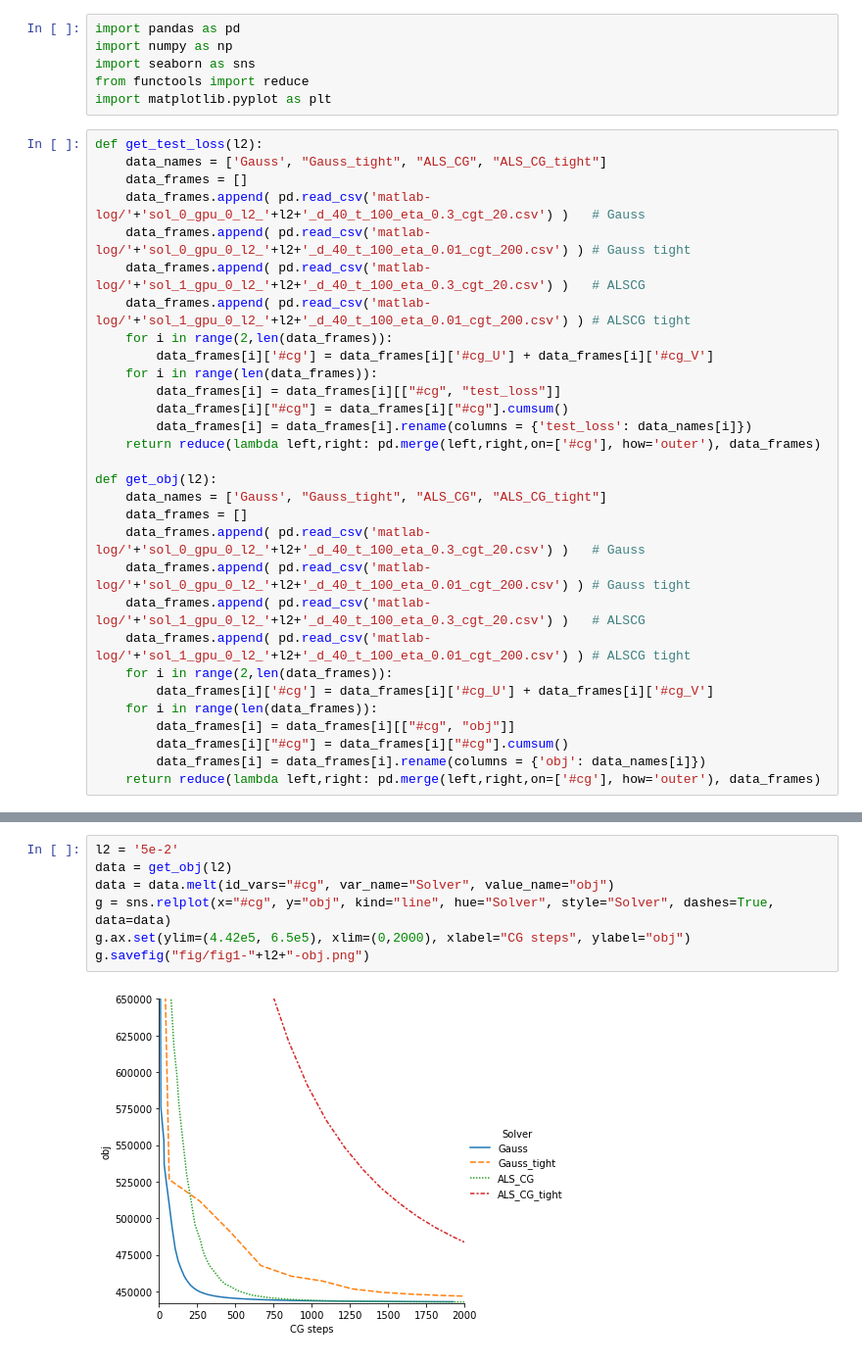
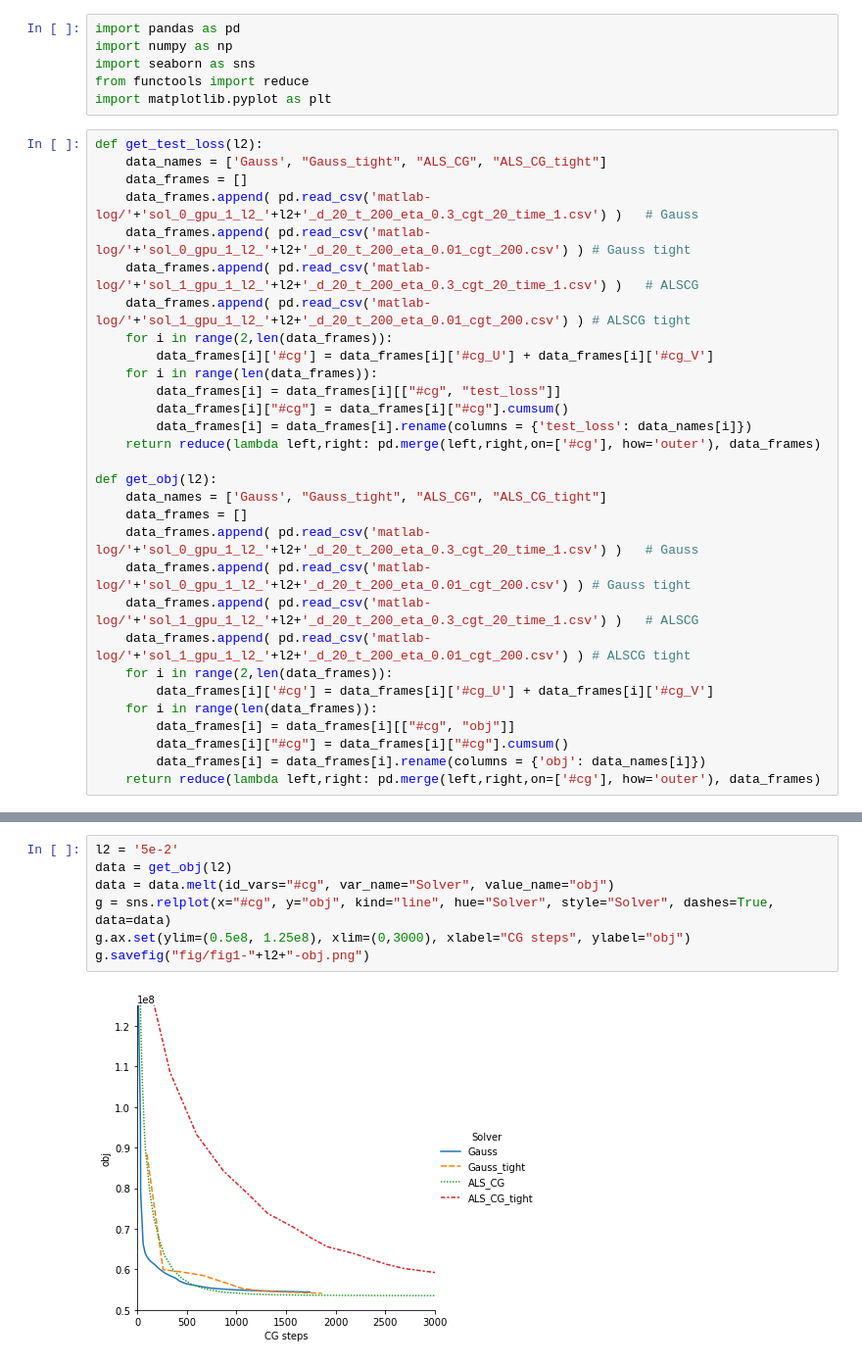
Before and after one commit to jyhsia5174/Gauss-Newton-EXP-Code, a Jupyter notebook: analysis/fig2.ipynb, the cells around one changed output, grey strips where cells are left out. Shown at 98% size. Cells and saved outputs as stored; diff of their text form.

```diff
--- a/analysis/fig2.ipynb
+++ b/analysis/fig2.ipynb
@@ -8,10 +8,10 @@ import matplotlib.pyplot as plt
 def get_test_loss(l2):
     data_names = ['Gauss', "Gauss_tight", "ALS_CG", "ALS_CG_tight"]
     data_frames = []
-    data_frames.append( pd.read_csv('matlab-log/'+'sol_0_gpu_0_l2_'+l2+'_d_40_t_100_eta_0.3_cgt_20.csv') )   # Gauss
-    data_frames.append( pd.read_csv('matlab-log/'+'sol_0_gpu_0_l2_'+l2+'_d_40_t_100_eta_0.01_cgt_200.csv') ) # Gauss tight
-    data_frames.append( pd.read_csv('matlab-log/'+'sol_1_gpu_0_l2_'+l2+'_d_40_t_100_eta_0.3_cgt_20.csv') )   # ALSCG
-    data_frames.append( pd.read_csv('matlab-log/'+'sol_1_gpu_0_l2_'+l2+'_d_40_t_100_eta_0.01_cgt_200.csv') ) # ALSCG tight
+    data_frames.append( pd.read_csv('matlab-log/'+'sol_0_gpu_1_l2_'+l2+'_d_20_t_200_eta_0.3_cgt_20_time_1.csv') )   # Gauss
+    data_frames.append( pd.read_csv('matlab-log/'+'sol_0_gpu_1_l2_'+l2+'_d_20_t_200_eta_0.01_cgt_200.csv') ) # Gauss tight
+    data_frames.append( pd.read_csv('matlab-log/'+'sol_1_gpu_1_l2_'+l2+'_d_20_t_200_eta_0.3_cgt_20_time_1.csv') )   # ALSCG
+    data_frames.append( pd.read_csv('matlab-log/'+'sol_1_gpu_1_l2_'+l2+'_d_20_t_200_eta_0.01_cgt_200.csv') ) # ALSCG tight
     for i in range(2,len(data_frames)):
         data_frames[i]['#cg'] = data_frames[i]['#cg_U'] + data_frames[i]['#cg_V']
     for i in range(len(data_frames)):
@@ -23,10 +23,10 @@ def get_test_loss(l2):
 def get_obj(l2):
     data_names = ['Gauss', "Gauss_tight", "ALS_CG", "ALS_CG_tight"]
     data_frames = []
-    data_frames.append( pd.read_csv('matlab-log/'+'sol_0_gpu_0_l2_'+l2+'_d_40_t_100_eta_0.3_cgt_20.csv') )   # Gauss
-    data_frames.append( pd.read_csv('matlab-log/'+'sol_0_gpu_0_l2_'+l2+'_d_40_t_100_eta_0.01_cgt_200.csv') ) # Gauss tight
-    data_frames.append( pd.read_csv('matlab-log/'+'sol_1_gpu_0_l2_'+l2+'_d_40_t_100_eta_0.3_cgt_20.csv') )   # ALSCG
-    data_frames.append( pd.read_csv('matlab-log/'+'sol_1_gpu_0_l2_'+l2+'_d_40_t_100_eta_0.01_cgt_200.csv') ) # ALSCG tight
+    data_frames.append( pd.read_csv('matlab-log/'+'sol_0_gpu_1_l2_'+l2+'_d_20_t_200_eta_0.3_cgt_20_time_1.csv') )   # Gauss
+    data_frames.append( pd.read_csv('matlab-log/'+'sol_0_gpu_1_l2_'+l2+'_d_20_t_200_eta_0.01_cgt_200.csv') ) # Gauss tight
+    data_frames.append( pd.read_csv('matlab-log/'+'sol_1_gpu_1_l2_'+l2+'_d_20_t_200_eta_0.3_cgt_20_time_1.csv') )   # ALSCG
+    data_frames.append( pd.read_csv('matlab-log/'+'sol_1_gpu_1_l2_'+l2+'_d_20_t_200_eta_0.01_cgt_200.csv') ) # ALSCG tight
     for i in range(2,len(data_frames)):
         data_frames[i]['#cg'] = data_frames[i]['#cg_U'] + data_frames[i]['#cg_V']
     for i in range(len(data_frames)):
@@ -73,12 +73,12 @@ g.savefig("fig/fig1-"+l2+"-obj.png")
 # %%
 l2 = '5e-2'
 data = get_obj(l2)
 data = data.melt(id_vars="#cg", var_name="Solver", value_name="obj")
 g = sns.relplot(x="#cg", y="obj", kind="line", hue="Solver", style="Solver", dashes=True, data=data)
-g.ax.set(ylim=(4.42e5, 6.5e5), xlim=(0,2000), xlabel="CG steps", ylabel="obj")
+g.ax.set(ylim=(0.5e8, 1.25e8), xlim=(0,3000), xlabel="CG steps", ylabel="obj")
 g.savefig("fig/fig1-"+l2+"-obj.png")
 # %% [output]
-[figure, old version]
+[figure, new version]
 # %%
 l2 = '5e-3'
 data = get_obj(l2)
```
Also changed, not shown: parts of 5 cells of this notebook, 20 other files.
